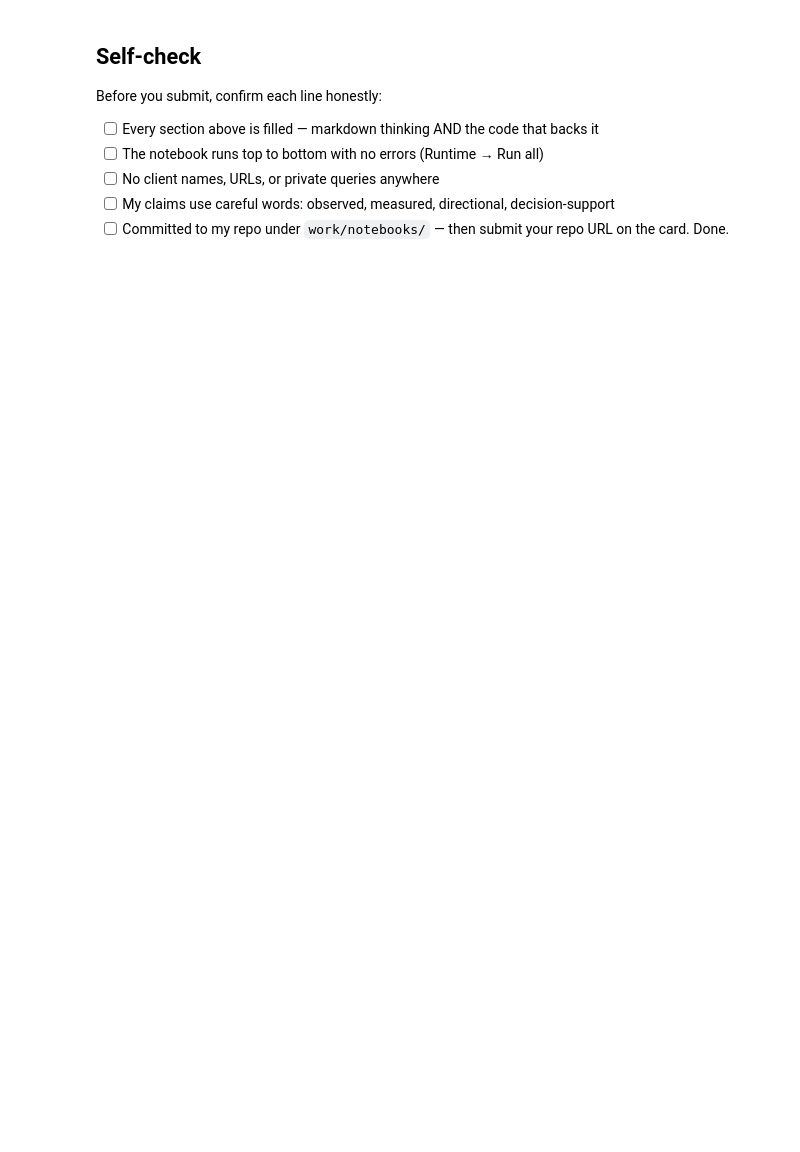
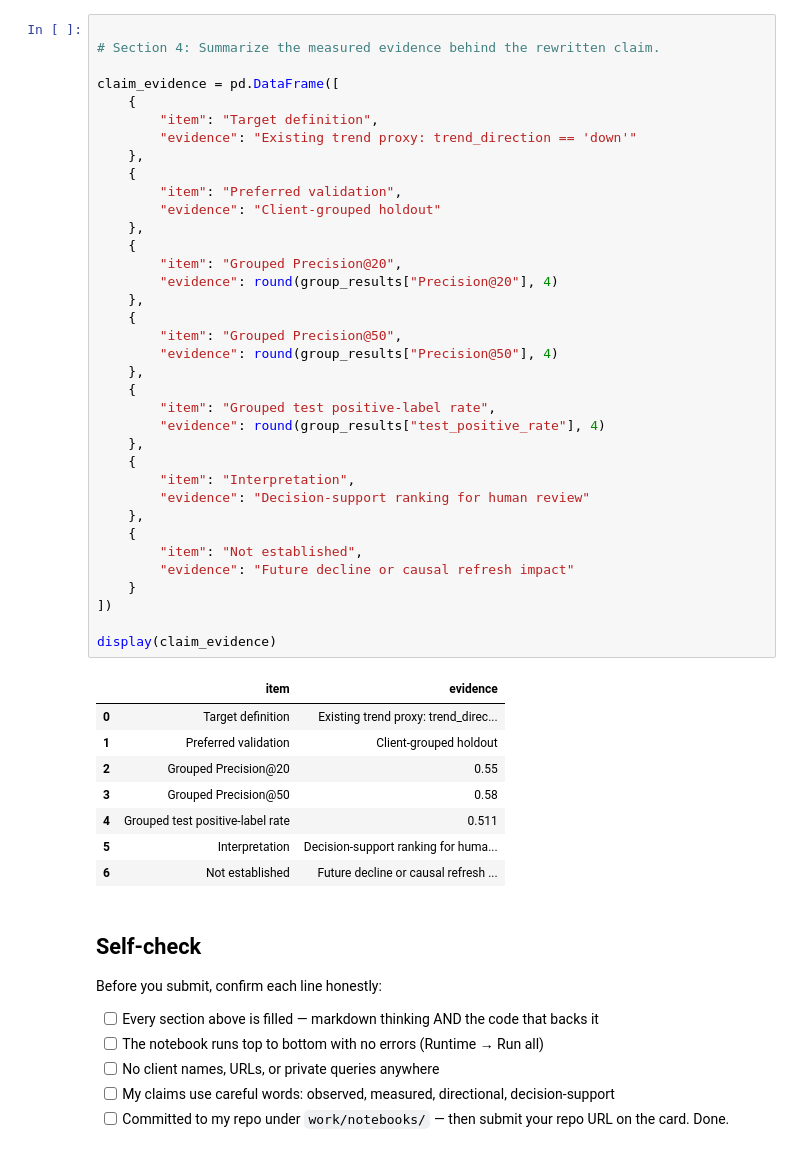
Before and after one commit to nancy121205/flyrank, a Jupyter notebook: work/notebooks/w06_validation_audit.ipynb, the cells around one changed output. Saved outputs shown, nothing was run; the diff lists cells and outputs as text; blank space fills up the shorter version.

```diff
--- a/work/notebooks/w06_validation_audit.ipynb
+++ b/work/notebooks/w06_validation_audit.ipynb
@@ -37,3 +460,48 @@ This skeleton is yours to fill. Work the sections **in order** — each one has
+# %%
+
+# Section 4: Summarize the measured evidence behind the rewritten claim.
+
+claim_evidence = pd.DataFrame([
+    {
+        "item": "Target definition",
+        "evidence": "Existing trend proxy: trend_direction == 'down'"
+    },
+    {
+        "item": "Preferred validation",
+        "evidence": "Client-grouped holdout"
+    },
+    {
+        "item": "Grouped Precision@20",
+        "evidence": round(group_results["Precision@20"], 4)
+    },
+    {
+        "item": "Grouped Precision@50",
+        "evidence": round(group_results["Precision@50"], 4)
+    },
+    {
+        "item": "Grouped test positive-label rate",
+        "evidence": round(group_results["test_positive_rate"], 4)
+    },
+    {
+        "item": "Interpretation",
+        "evidence": "Decision-support ranking for human review"
+    },
+    {
+        "item": "Not established",
+        "evidence": "Future decline or causal refresh impact"
+    }
+])
+
+display(claim_evidence)
+# %% [output]
+|  | item | evidence |
+| 0 | Target definition | Existing trend proxy: trend_direc... |
+| 1 | Preferred validation | Client-grouped holdout |
+| 2 | Grouped Precision@20 | 0.55 |
+| 3 | Grouped Precision@50 | 0.58 |
+| 4 | Grouped test positive-label rate | 0.511 |
+| 5 | Interpretation | Decision-support ranking for huma... |
+| 6 | Not established | Future decline or causal refresh ... |
 # %% [markdown]
 ## Self-check
 
```
Also changed, not shown: parts of 16 cells of this notebook.
